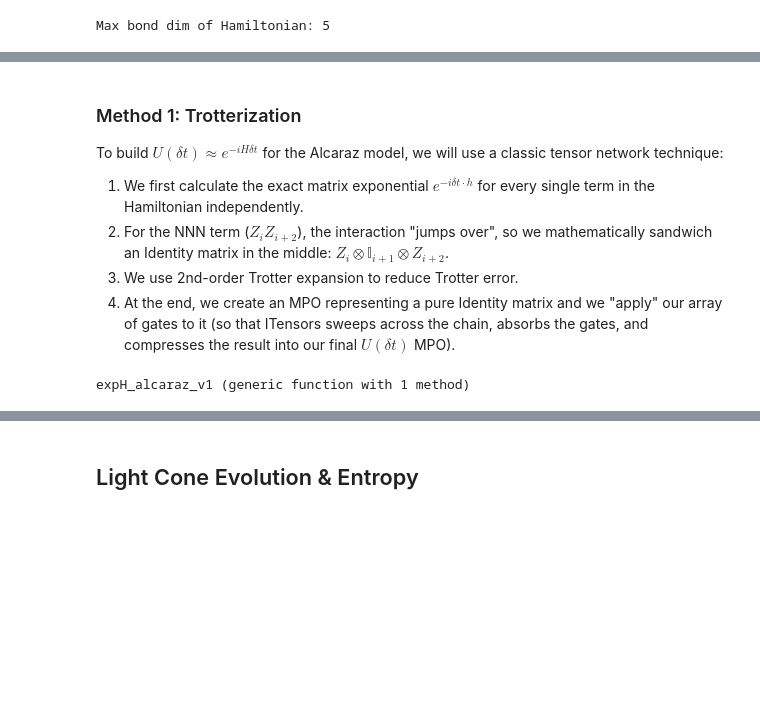
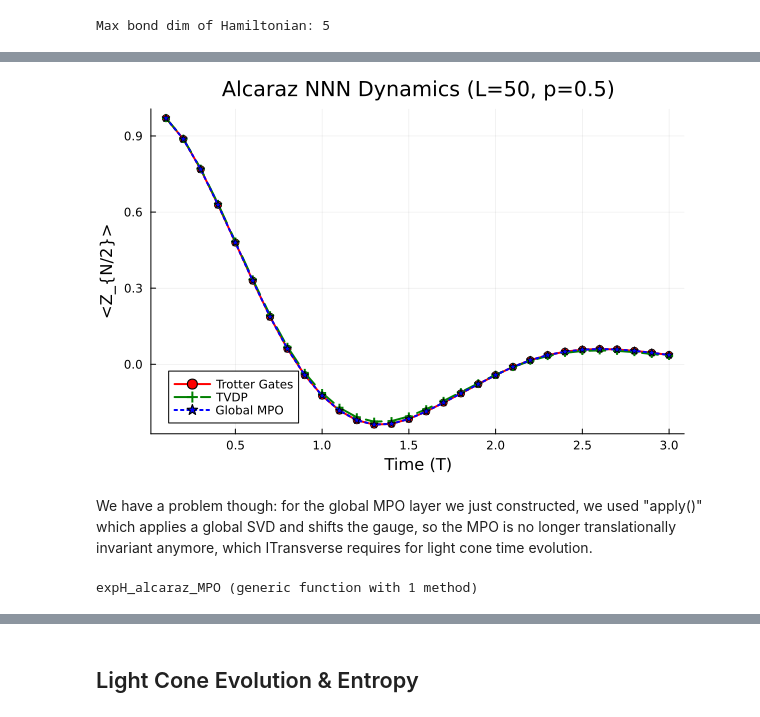
Before and after one commit to jmarquezol/QuantumMaster, a Jupyter notebook: master_thesis/NNN_crit_model.ipynb, the cells around one changed output, grey strips where cells are left out. Drawn from its saved outputs; the diff is of its cells as text; code cells hidden in the pictures; blank space fills up the shorter version.

Commit message:
added WII method

```diff
--- a/master_thesis/NNN_crit_model.ipynb
+++ b/master_thesis/NNN_crit_model.ipynb
@@ -91,68 +202,94 @@ LoadError: InterruptException:
+# %%
+# STEP 1: Time evolution via MPO application (IGNORE THIS, IT IS HIGHLY INEFFICIENT, JUST FOR TESTING)
+psi_step1 = MPS(sites, "Up")
+z_vals_step1 = Float64[]
+
+
+U_dt = MPO(sites, "Id")
+U_dt = apply(gates, U_dt; cutoff=1e-13, maxdim=maxdim)
+
+@showprogress "Step 1 Evolution: " for t in times
+    global psi_step1 = apply(U_dt, psi_step1; cutoff=cutoff, maxdim=maxdim)
+
+    normalize!(psi_step1)
+
+    val = expect(psi_step1, "Z")[center_site]
+    push!(z_vals_step1, real(val))
+end
+# %%
+# Plotting
+p_plot = plot(times, z_vals_step0,
+    label="Trotter Gates",
+    lw=2, color=:red, marker=:circle)
+
+plot!(p_plot, times_tdvp, z_tdvp,
+    label="TVDP",
+    lw=2, color=:green, marker=:cross, ls=:dash)
+
+plot!(p_plot, times, z_vals_step1,
+    label="Global MPO",
+    lw=2, color=:blue, marker=:star, ls=:dot)
+
+plot!(p_plot,
+    xlabel="Time (T)",
+    ylabel="<Z_{N/2}>",
+    title="Alcaraz NNN Dynamics (L=$N, p=$p)",
+    legend=:bottomleft)
+
+display(p_plot)
+# %% [output]
+[figure, added]
 # %% [markdown]
-### Method 1: Trotterization
-
-To build $U(\delta t) \approx e^{-i H \delta t}$ for the Alcaraz model, we will use a classic tensor network technique:
-
-1. We first calculate the exact matrix exponential $e^{-i \delta t \cdot h}$ for every single term in the Hamiltonian independently.
-2. For the NNN term ($Z_i Z_{i+2}$), the interaction "jumps over", so we mathematically sandwich an Identity matrix in the middle: $Z_i \otimes \mathbb{I}_{i+1} \otimes Z_{i+2}$.
-3. We use 2nd-order Trotter expansion to reduce Trotter error.
-4. At the end, we create an MPO representing a pure Identity matrix and we "apply" our array of gates to it (so that ITensors sweeps across the chain, absorbs the gates, and compresses the result into our final $U(\delta t)$ MPO).
+We have a problem though: for the global MPO layer we just constructed, we used "apply()" which applies a global SVD and shifts the gauge, so the MPO is no longer translationally invariant anymore, which ITransverse requires for light cone time evolution.
 # %%
-# Custom Struct with our model's parameters
-import ITransverse: ModelParams, modelparams
-
 struct AlcarazModel <: ModelParams
     lambda::Float64
     p::Float64
     phys_site::Index
 end
-
 ITransverse.modelparams(mp::AlcarazModel) = (mp.lambda, mp.p)
 
-function expH_alcaraz_v1(sites::Vector{<:Index}, lambda::Number, p::Number; dt::Number)
+function expH_alcaraz_MPO(sites::Vector{<:Index}, lambda::Number, p::Number; dt::Number)
     N = length(sites)
-
-    # 2nd order Trotterization
     dt_half = dt / 2.0
-
     gates = ITensor[]
 
-    # Half-step NNN (Forward)
+    # Half-step NNN
     for j=1:N-2
         h_NNN = -p * op("Z", sites[j]) * op("Id", sites[j+1]) * op("Z", sites[j+2])
         push!(gates, exp(-im * dt_half * h_NNN))
     end
 
-    # Half-step NN (Forward)
+    # Half-step NN
     for j=1:N-1
         h_ZZ = -1.0 * op("Z", sites[j]) * op("Z", sites[j+1])
         h_XX = -p * lambda * op("X", sites[j]) * op("X", sites[j+1])
         push!(gates, exp(-im * dt_half * (h_ZZ + h_XX)))
     end
 
-    # Full-step Transverse Field (Center)
+    # Full-step Transverse Field
     for j=1:N
         h_X = -lambda * op("X", sites[j])
         push!(gates, exp(-im * dt * h_X))
     end
 
-    # Half-step NN (Reverse order for perfect symmetry)
+    # Half-step NN
     for j=N-1:-1:1
         h_ZZ = -1.0 * op("Z", sites[j]) * op("Z", sites[j+1])
         h_XX = -p * lambda * op("X", sites[j]) * op("X", sites[j+1])
         push!(gates, exp(-im * dt_half * (h_ZZ + h_XX)))
     end
 
-    # Half-step NNN (Reverse order for perfect symmetry)
+    # Half-step NNN
     for j=N-2:-1:1
         h_NNN = -p * op("Z", sites[j]) * op("Id", sites[j+1]) * op("Z", sites[j+2])
         push!(gates, exp(-im * dt_half * h_NNN))
     end
 
     U_dt = MPO(sites, "Id")
-    U_dt = apply(gates, U_dt; cutoff=1e-15, maxdim=200)
+    U_dt = apply(gates, U_dt; cutoff=0, maxdim=500)
 
     return U_dt
 end
 # %% [output]
-expH_alcaraz_v1 (generic function with 1 method)
+expH_alcaraz_MPO (generic function with 1 method)
```
Also changed, not shown: parts of 26 cells of this notebook, 2 other files.
